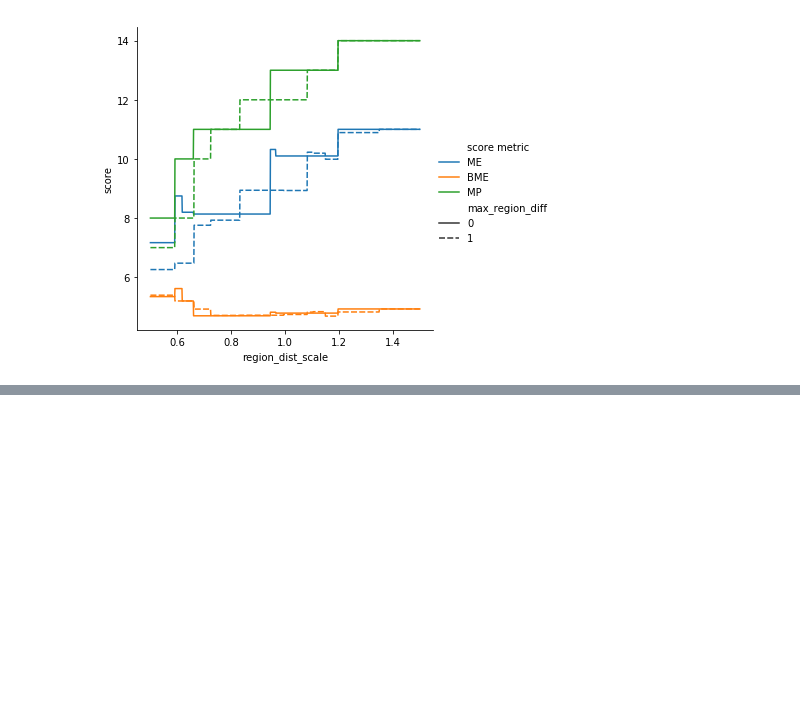
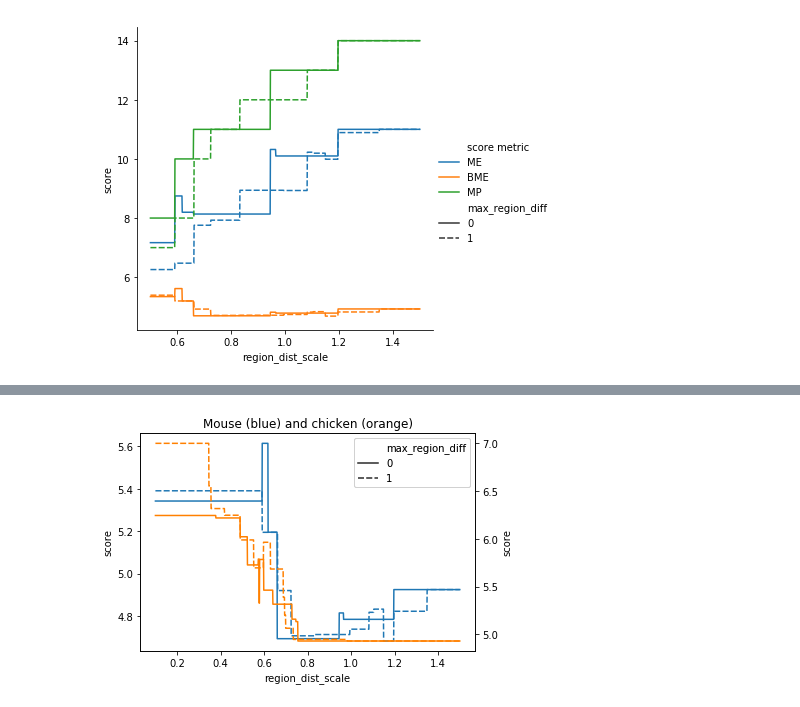
Before and after one commit to nbingo/3dtrees, a Jupyter notebook: plot_scale_v_scores.ipynb, the cells around one changed output, grey strips where cells are left out. Cells and saved outputs as stored; diff of their text form; code cells hidden in the pictures; blank space fills up the shorter version.

```diff
--- a/plot_scale_v_scores.ipynb
+++ b/plot_scale_v_scores.ipynb
@@ -60,0 +87,17 @@ plot.savefig('score_v_region-dist-scale_fine.pdf')
+# %%
+M_all_scores['animal'] = ['mouse'] * len(M_all_scores.index)
+# %%
+C_all_scores['animal'] = ['chicken'] * len(C_all_scores.index)
+# %%
+MC_all_scores = pd.concat([M_all_scores, C_all_scores])
+MC_all_scores_BME = MC_all_scores.loc[MC_all_scores['score metric'] == 'BME']
+M_all_scores_BME = M_all_scores.loc[M_all_scores['score metric'] == 'BME']
+C_all_scores_BME = C_all_scores.loc[C_all_scores['score metric'] == 'BME']
+# %%
+plot = sns.lineplot(data=M_all_scores_BME, x='region_dist_scale', y='score', style='max_region_diff')
+ax2 = plot.twinx()
+plot = sns.lineplot(data=C_all_scores_BME, x='region_dist_scale', y='score', style='max_region_diff', ax=ax2, color=(1, .5, 0))
+plot.set(title='Mouse (blue) and chicken (orange)')
+plt.savefig('MC_BME_score_v_region-dist-scale.pdf')
+# %% [output]
+[figure, added]
```
Also changed, not shown: parts of 6 cells of this notebook, 2 other files.
